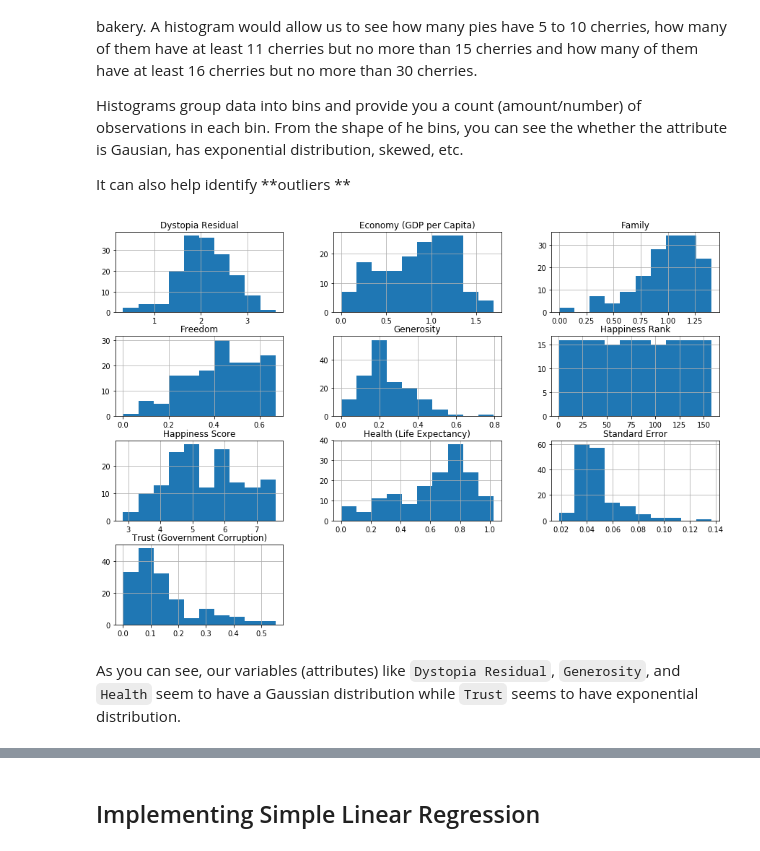
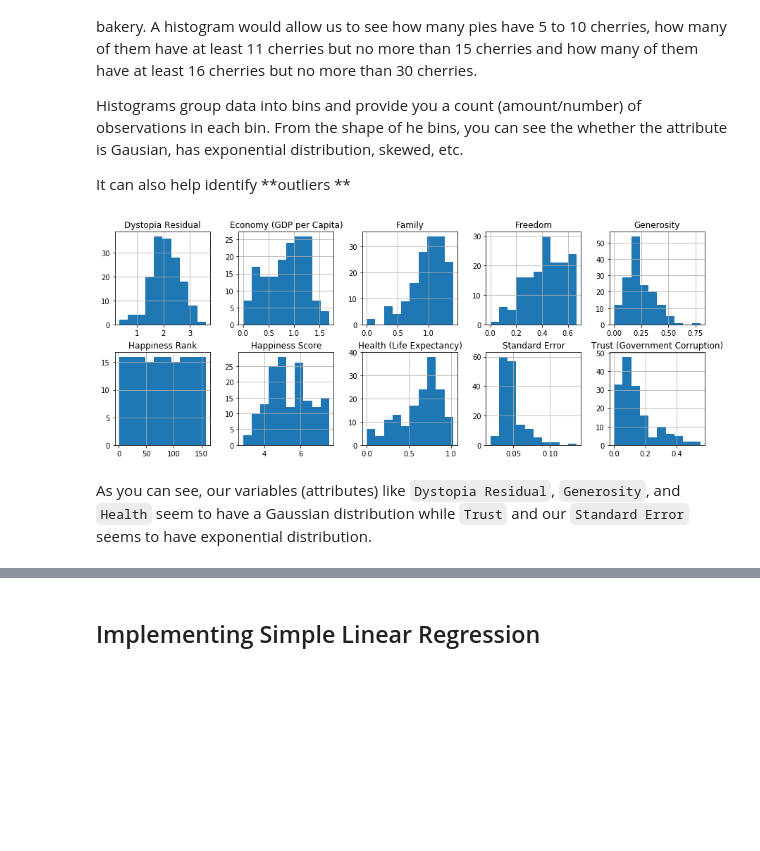
Before and after one commit to kehv1n/Simple-Linear-Regression, a Jupyter notebook: UniVarLinReg.ipynb, the cells around one changed output, grey strips where cells are left out. Cells and saved outputs as stored; diff of their text form; code cells hidden in the pictures; blank space fills up the shorter version.

````diff
--- a/UniVarLinReg.ipynb
+++ b/UniVarLinReg.ipynb
@@ -88,11 +90,11 @@ It can also help identify **outliers **
 # %%
 # Cool Function from Panda's Lib called .hist() passing in the size.
 # You can also use data.plot.hist()
 # However, that will give you a histogram of all of the variables in ONE histogram
-data.hist(figsize= (15,10))
+data.hist(figsize= (15,15), layout = (5,5))
 #plt.show to hide all the object details
 plt.show()
 # %% [output]
-[figure, old version]
+[figure, new version]
 # %% [markdown]
-As you can see, our variables (attributes) like ```Dystopia Residual```, ```Generosity```, and ```Health``` seem to have a Gaussian distribution while ```Trust``` seems to have exponential distribution.
+As you can see, our variables (attributes) like ```Dystopia Residual```, ```Generosity```, and ```Health``` seem to have a Gaussian distribution while ```Trust``` and our ```Standard Error``` seems to have exponential distribution.
````
Also changed, not shown: parts of 8 cells of this notebook.
